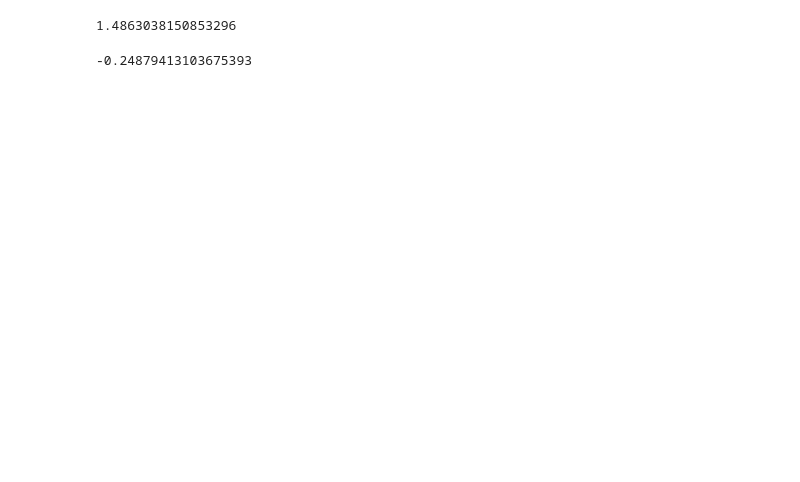
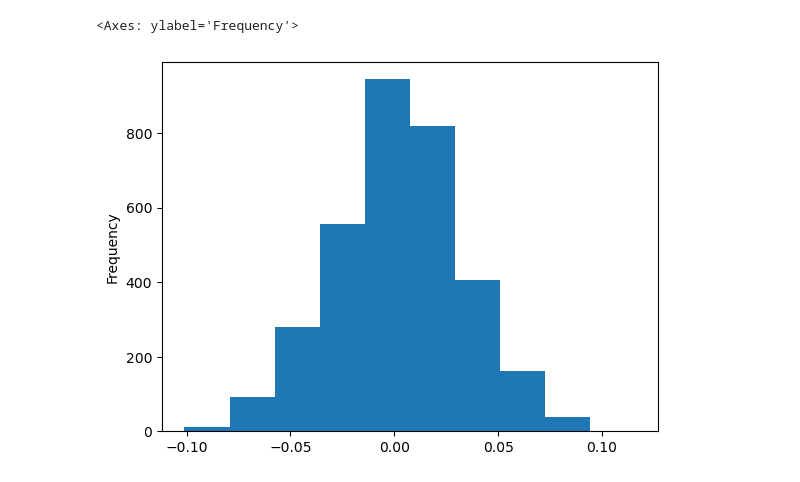
Before and after one commit to mzyudhistira/BSk24-Emu, a Jupyter notebook: analysis.ipynb, the cells around one changed output. Saved outputs shown, nothing was run; the diff lists cells and outputs as text; code cells hidden in the pictures; blank space fills up the shorter version.

```diff
--- a/analysis.ipynb
+++ b/analysis.ipynb
@@ -120,8 +159,9 @@ NameError: name 'ssd' is not defined
-# %%
-np.sqrt((ds["Difference"] ** 2).mean())
-# %% [output]
-1.4863038150853296
-# %%
-(ds["Difference"]).mean()
-# %% [output]
--0.24879413103675393
+# %%
+cek = "param(01)"
+bs = BSk24_VARIANS_EXT["param(01)"] - BSk24["t_0"].item()
+bs2 = bs[bs < 0]
+random_param = bs.sample(frac=0.3)
+random_param.plot(kind="hist")
+# %% [output]
+<Axes: ylabel='Frequency'>
+[figure, added]
```
Also changed, not shown: parts of 11 cells of this notebook, 3 other files.
